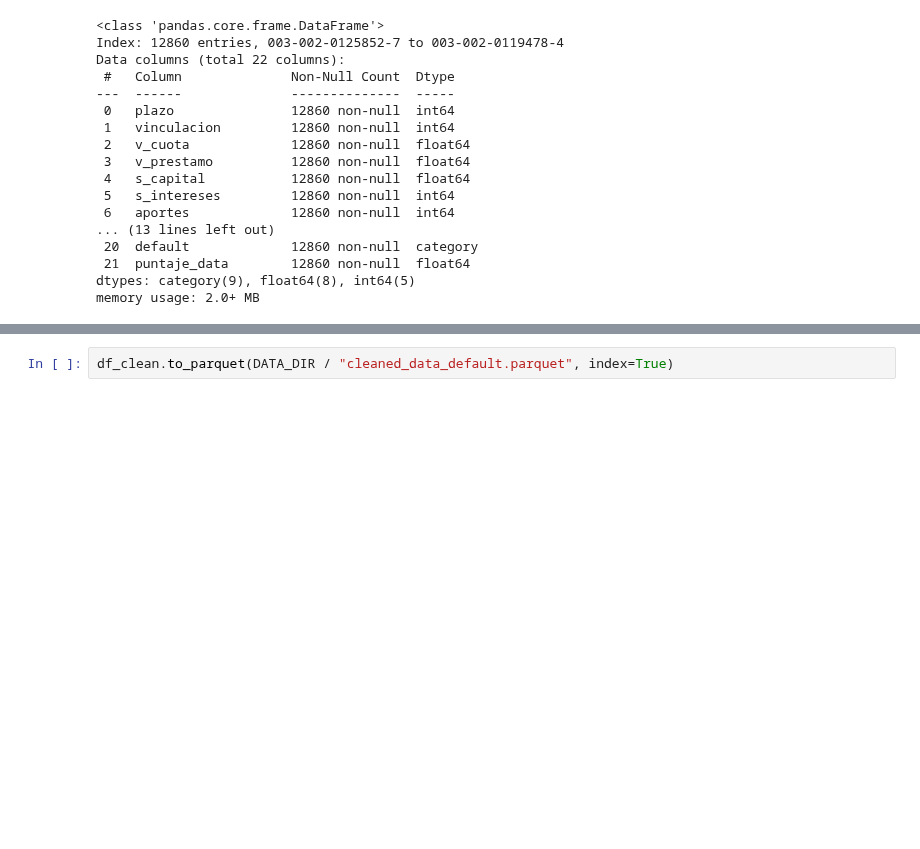
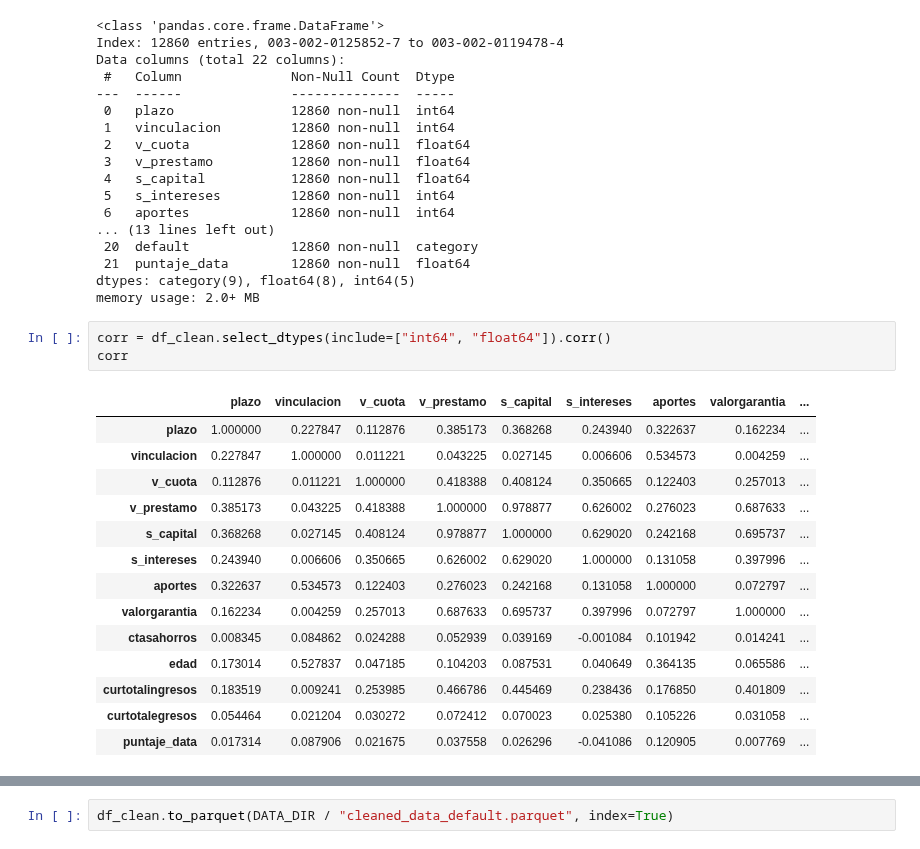
Before and after one commit to Bela1810/proyecto-riesgos, a Jupyter notebook: default/notebooks/eda_data_cleaning.ipynb, the cells around one changed output, grey strips where cells are left out. Drawn from its saved outputs; the diff is of its cells as text; blank space fills up the shorter version.

```diff
--- a/default/notebooks/eda_data_cleaning.ipynb
+++ b/default/notebooks/eda_data_cleaning.ipynb
@@ -577,3 +577,21 @@ Data columns (total 22 columns):
  21  puntaje_data        12860 non-null  float64
 dtypes: category(9), float64(8), int64(5)
 memory usage: 2.0+ MB
+# %%
+corr = df_clean.select_dtypes(include=["int64", "float64"]).corr()
+corr
+# %% [output]
+|  | plazo | vinculacion | v_cuota | v_prestamo | s_capital | s_intereses | aportes | valorgarantia | ... |
+| plazo | 1.000000 | 0.227847 | 0.112876 | 0.385173 | 0.368268 | 0.243940 | 0.322637 | 0.162234 | ... |
+| vinculacion | 0.227847 | 1.000000 | 0.011221 | 0.043225 | 0.027145 | 0.006606 | 0.534573 | 0.004259 | ... |
+| v_cuota | 0.112876 | 0.011221 | 1.000000 | 0.418388 | 0.408124 | 0.350665 | 0.122403 | 0.257013 | ... |
+| v_prestamo | 0.385173 | 0.043225 | 0.418388 | 1.000000 | 0.978877 | 0.626002 | 0.276023 | 0.687633 | ... |
+| s_capital | 0.368268 | 0.027145 | 0.408124 | 0.978877 | 1.000000 | 0.629020 | 0.242168 | 0.695737 | ... |
+| s_intereses | 0.243940 | 0.006606 | 0.350665 | 0.626002 | 0.629020 | 1.000000 | 0.131058 | 0.397996 | ... |
+| aportes | 0.322637 | 0.534573 | 0.122403 | 0.276023 | 0.242168 | 0.131058 | 1.000000 | 0.072797 | ... |
+| valorgarantia | 0.162234 | 0.004259 | 0.257013 | 0.687633 | 0.695737 | 0.397996 | 0.072797 | 1.000000 | ... |
+| ctasahorros | 0.008345 | 0.084862 | 0.024288 | 0.052939 | 0.039169 | -0.001084 | 0.101942 | 0.014241 | ... |
+| edad | 0.173014 | 0.527837 | 0.047185 | 0.104203 | 0.087531 | 0.040649 | 0.364135 | 0.065586 | ... |
+| curtotalingresos | 0.183519 | 0.009241 | 0.253985 | 0.466786 | 0.445469 | 0.238436 | 0.176850 | 0.401809 | ... |
+| curtotalegresos | 0.054464 | 0.021204 | 0.030272 | 0.072412 | 0.070023 | 0.025380 | 0.105226 | 0.031058 | ... |
+| puntaje_data | 0.017314 | 0.087906 | 0.021675 | 0.037558 | 0.026296 | -0.041086 | 0.120905 | 0.007769 | ... |
```
Also changed, not shown: parts of 1 cell of this notebook, 1 other file.
